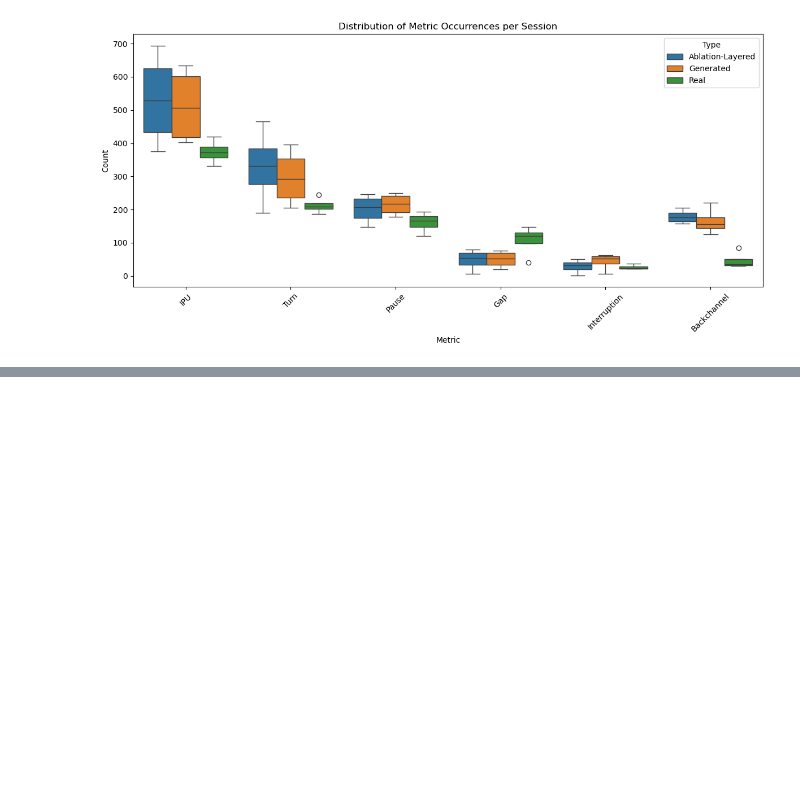
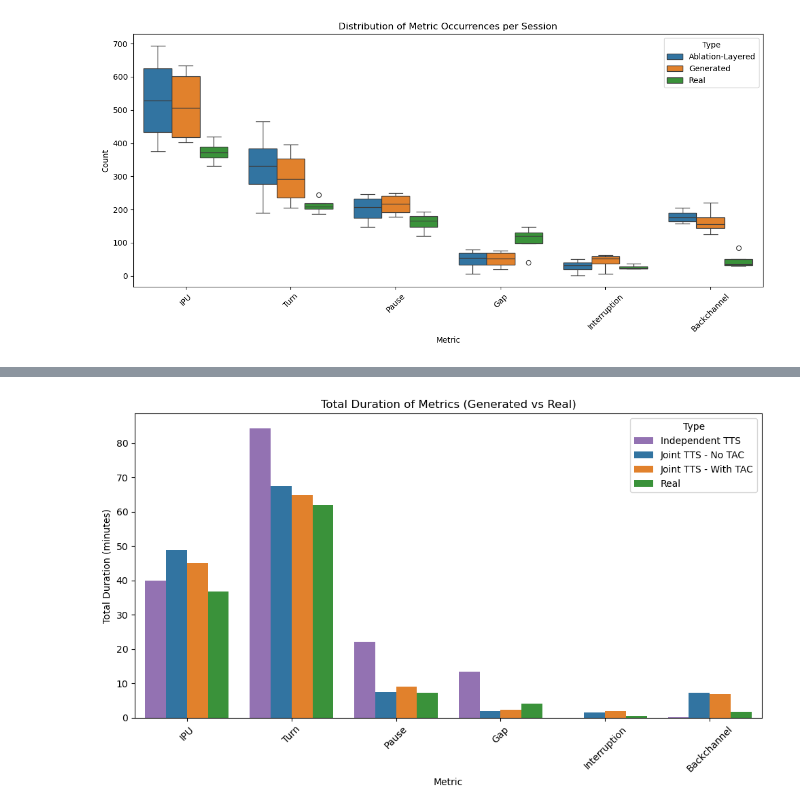
Before and after one commit to phadke555/jsalt2025_syndata, a Jupyter notebook: plot_turntaking.ipynb, the cells around one changed output, grey strips where cells are left out. Drawn from its saved outputs; the diff is of its cells as text; code cells hidden in the pictures; blank space fills up the shorter version.

```diff
--- a/plot_turntaking.ipynb
+++ b/plot_turntaking.ipynb
@@ -51,0 +53,39 @@ plt.tight_layout()
+# %%
+import matplotlib.pyplot as plt
+import seaborn as sns
+import pandas as pd
+
+# Metrics and type color mapping
+metrics = ["IPU", "Turn", "Pause", "Gap", "Interruption", "Backchannel"]
+all_types = ['Independent TTS', 'Joint TTS - No TAC', 'Joint TTS - With TAC', 'Real']
+color_map = {
+    'Independent TTS': 'tab:purple',
+    'Joint TTS - No TAC': 'tab:blue',
+    'Joint TTS - With TAC': 'tab:orange',
+    'Real': 'tab:green',
+}
+
+# Group and reshape the data
+total_grouped = total_df.groupby("Type")[metrics].sum()
+df_melted = total_grouped.T.reset_index().melt(id_vars="index", var_name="Type", value_name="Duration")
+df_melted = df_melted.rename(columns={"index": "Metric"})
+
+# Plot
+plt.figure(figsize=(10, 6))
+sns.barplot(
+    data=df_melted,
+    x="Metric",
+    y="Duration",
+    hue="Type",
+    palette=color_map
+)
+
+plt.title("Total Duration of Metrics (Generated vs Real)")
+plt.ylabel("Total Duration (minutes)")
+plt.xlabel("Metric")
+plt.xticks(rotation=45)
+plt.legend(title="Type")
+plt.tight_layout()
+plt.show()
+# %% [output]
+[figure, added]
```
Also changed, not shown: parts of 2 cells of this notebook, 1 other file.
